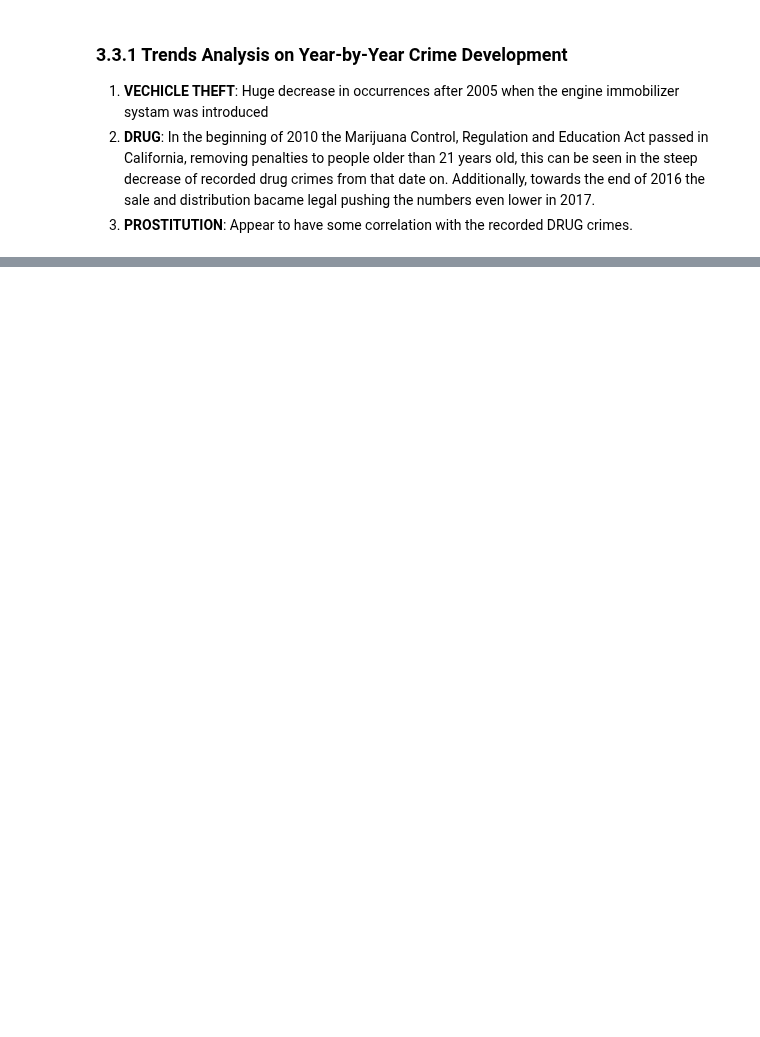
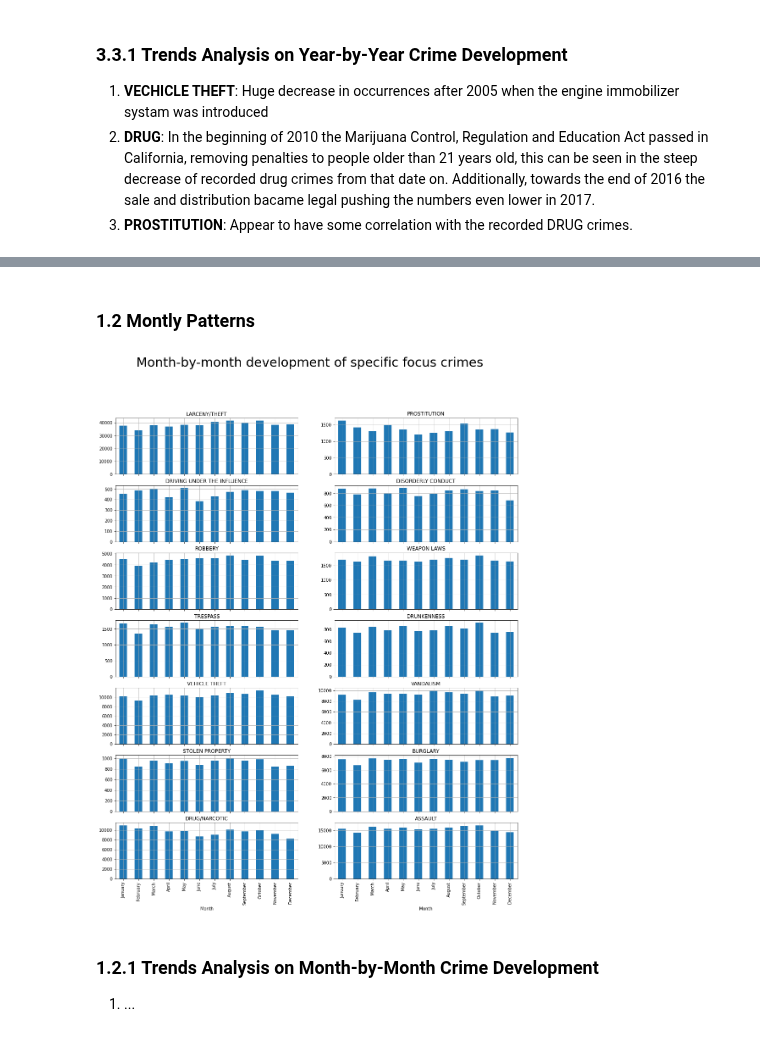
Before and after one commit to AbdulstarKousa/social-data-analysis, a Jupyter notebook: Week1.ipynb, the cells around one changed output, grey strips where cells are left out. Saved outputs shown, nothing was run; the diff lists cells and outputs as text; code cells hidden in the pictures; blank space fills up the shorter version.

```diff
--- a/Week1.ipynb
+++ b/Week1.ipynb
@@ -157,0 +184,24 @@ for i,crime in enumerate(focuscrimes):
+# %% [markdown]
+### 1.2 Montly Patterns
+# %%
+# Extract the Month name from Date and order the column
+df2['Month'] = pd.Categorical(pd.to_datetime(df2['Date'])
+                              .dt.month_name(),
+                              categories=['January','February','March','April',
+                                          'May','June','July','August','September',
+                                          'October', 'November', 'December'],
+                              ordered=True)
+# %%
+# Plots for month-by-month development for all Focus Crimes
+fig, axarr = plt.subplots(7, 2, figsize=(17, 20), sharex=True)
+plt.suptitle('Month-by-month development of specific focus crimes', fontsize=30)
+for i,crime in enumerate(focuscrimes):
+    focusCrimeDf = pd.DataFrame(df2.groupby(['Category', 'Month']).count()
+                             .filter(like = crime, axis=0)['PdId']).unstack(level=0)
+    x1 = focusCrimeDf.plot(kind='bar', ax=axarr[i//2,i%2], title=crime, rot=90, grid=True, legend=False)
+    x2 = focusCrimeDf.plot(kind='bar', ax=axarr[i//2,i%2], title=crime, rot=90, grid=True, legend=False)
+# %% [output]
+[figure, added]
+# %% [markdown]
+### 1.2.1 Trends Analysis on Month-by-Month Crime Development
+1. ...
```
Also changed, not shown: parts of 8 cells of this notebook, 3 other files.
